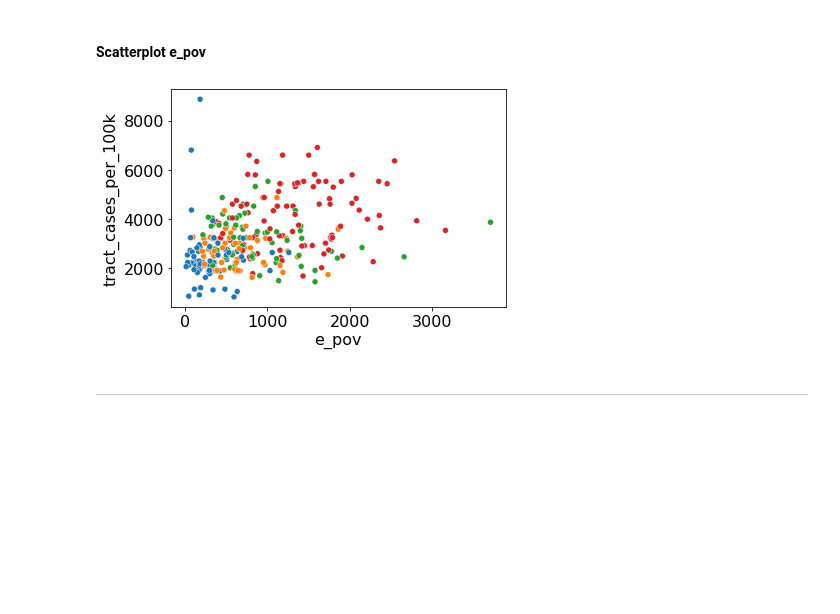
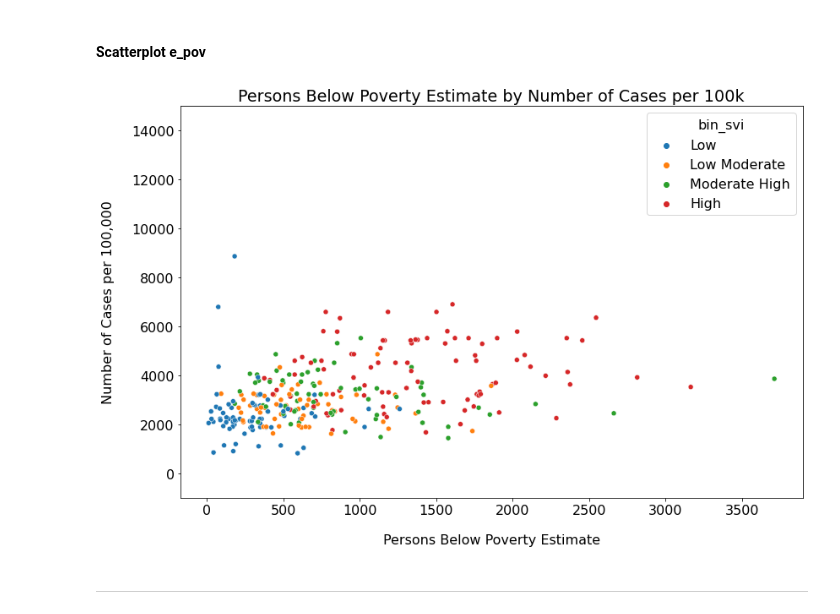
Before and after one commit to SVI-Capstone/svi_capstone, a Jupyter notebook: mvp-sa.ipynb, the cells around one changed output. Cells and saved outputs as stored; diff of their text form; code cells hidden in the pictures; blank space fills up the shorter version.

```diff
--- a/mvp-sa.ipynb
+++ b/mvp-sa.ipynb
@@ -237,13 +239,15 @@ plt.show()
 ***
 # %% [markdown]
 #### Scatterplot e_pov
-# %%
-sns.scatterplot(x='e_pov', y= 'tract_cases_per_100k',
-               data = train_exp, hue='bin_svi',legend = False)
-plt.title("")
-plt.show()
-# %% [output]
-[figure, removed]
+# %%
+explore.cluster_scatter(train_exp,
+                'Persons Below Poverty Estimate by Number of Cases per 100k',
+                'e_pov',
+                'Persons Below Poverty Estimate',
+                'tract_cases_per_100k',
+                'Number of Cases per 100,000')
+# %% [output]
+[figure, added]
 # %% [markdown]
 ***
 # %% [markdown]
```
Also changed, not shown: parts of 8 cells of this notebook.
